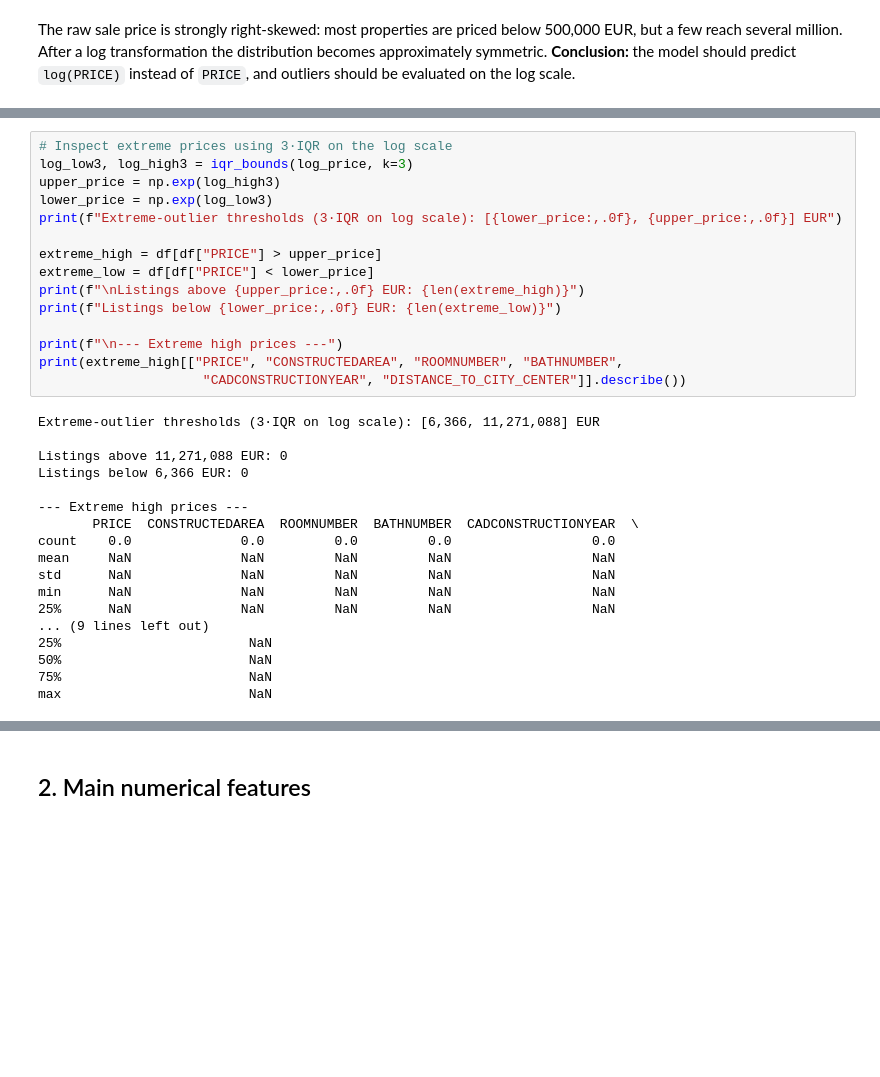
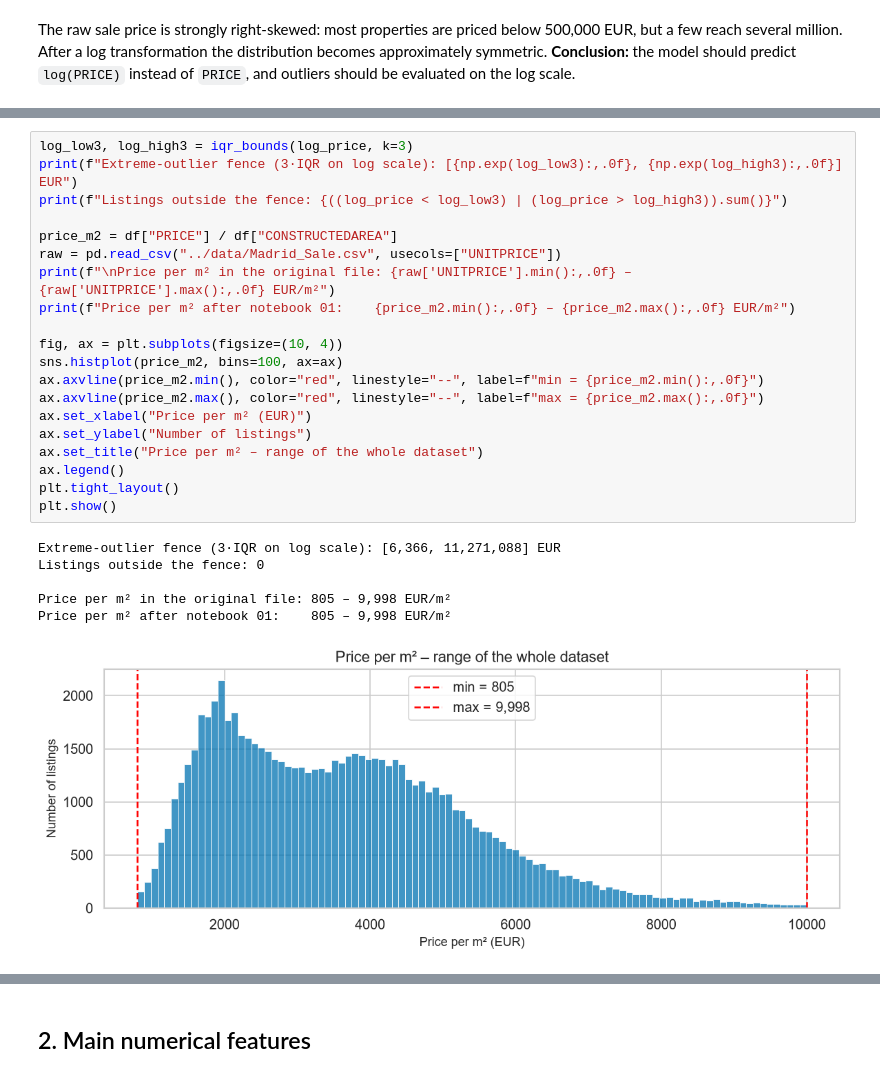
Before and after one commit to PabloMonteroRuiz/machine-learning-airbnb, a Jupyter notebook: notebooks/02_distributions_and_outliers.ipynb, the cells around one changed output, grey strips where cells are left out. Saved outputs shown, nothing was run; the diff lists cells and outputs as text; blank space fills up the shorter version.

Commit message:
Revise distributions and outliers analysis in notebook 02

```diff
--- a/notebooks/02_distributions_and_outliers.ipynb
+++ b/notebooks/02_distributions_and_outliers.ipynb
@@ -89,36 +92,30 @@ IQR on log(PRICE): [31,614, 2,269,557] EUR  -> 681 outliers (0.9%)
 # %%
-# Inspect extreme prices using 3·IQR on the log scale
 log_low3, log_high3 = iqr_bounds(log_price, k=3)
-upper_price = np.exp(log_high3)
-lower_price = np.exp(log_low3)
-print(f"Extreme-outlier thresholds (3·IQR on log scale): [{lower_price:,.0f}, {upper_price:,.0f}] EUR")
+print(f"Extreme-outlier fence (3·IQR on log scale): [{np.exp(log_low3):,.0f}, {np.exp(log_high3):,.0f}] EUR")
+print(f"Listings outside the fence: {((log_price < log_low3) | (log_price > log_high3)).sum()}")
 
-extreme_high = df[df["PRICE"] > upper_price]
-extreme_low = df[df["PRICE"] < lower_price]
-print(f"\nListings above {upper_price:,.0f} EUR: {len(extreme_high)}")
-print(f"Listings below {lower_price:,.0f} EUR: {len(extreme_low)}")
+price_m2 = df["PRICE"] / df["CONSTRUCTEDAREA"]
+raw = pd.read_csv("../data/Madrid_Sale.csv", usecols=["UNITPRICE"])
+print(f"\nPrice per m² in the original file: {raw['UNITPRICE'].min():,.0f} – {raw['UNITPRICE'].max():,.0f} EUR/m²")
+print(f"Price per m² after notebook 01:    {price_m2.min():,.0f} – {price_m2.max():,.0f} EUR/m²")
 
-print(f"\n--- Extreme high prices ---")
-print(extreme_high[["PRICE", "CONSTRUCTEDAREA", "ROOMNUMBER", "BATHNUMBER",
-                     "CADCONSTRUCTIONYEAR", "DISTANCE_TO_CITY_CENTER"]].describe())
+fig, ax = plt.subplots(figsize=(10, 4))
+sns.histplot(price_m2, bins=100, ax=ax)
+ax.axvline(price_m2.min(), color="red", linestyle="--", label=f"min = {price_m2.min():,.0f}")
+ax.axvline(price_m2.max(), color="red", linestyle="--", label=f"max = {price_m2.max():,.0f}")
+ax.set_xlabel("Price per m² (EUR)")
+ax.set_ylabel("Number of listings")
+ax.set_title("Price per m² – range of the whole dataset")
+ax.legend()
+plt.tight_layout()
+plt.show()
 # %% [output]
-Extreme-outlier thresholds (3·IQR on log scale): [6,366, 11,271,088] EUR
+Extreme-outlier fence (3·IQR on log scale): [6,366, 11,271,088] EUR
+Listings outside the fence: 0
 
-Listings above 11,271,088 EUR: 0
-Listings below 6,366 EUR: 0
-
---- Extreme high prices ---
-       PRICE  CONSTRUCTEDAREA  ROOMNUMBER  BATHNUMBER  CADCONSTRUCTIONYEAR  \
-count    0.0              0.0         0.0         0.0                  0.0
-mean     NaN              NaN         NaN         NaN                  NaN
-std      NaN              NaN         NaN         NaN                  NaN
-min      NaN              NaN         NaN         NaN                  NaN
-25%      NaN              NaN         NaN         NaN                  NaN
-... (9 lines left out)
-25%                        NaN
-50%                        NaN
-75%                        NaN
-max                        NaN
+Price per m² in the original file: 805 – 9,998 EUR/m²
+Price per m² after notebook 01:    805 – 9,998 EUR/m²
+[figure, added]
 # %%
 fig, ax = plt.subplots(figsize=(10, 5))
 ax.scatter(df["CONSTRUCTEDAREA"], df["PRICE"] / 1000, alpha=0.05, s=1, color="#2c3e50")
```
Also changed, not shown: parts of 21 cells of this notebook.
